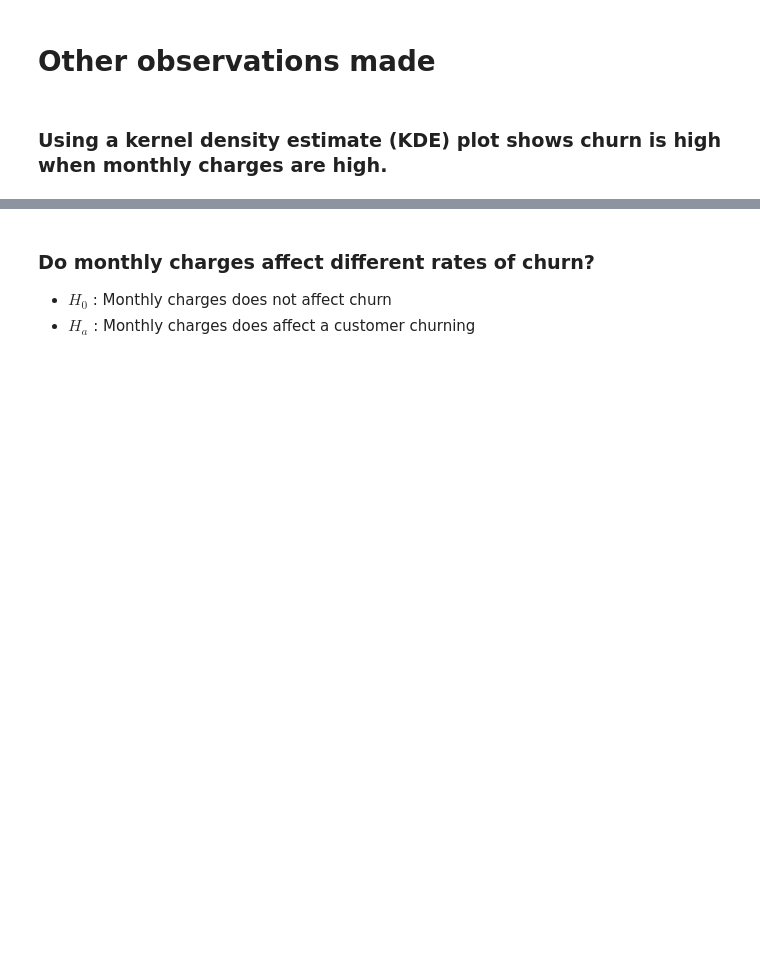
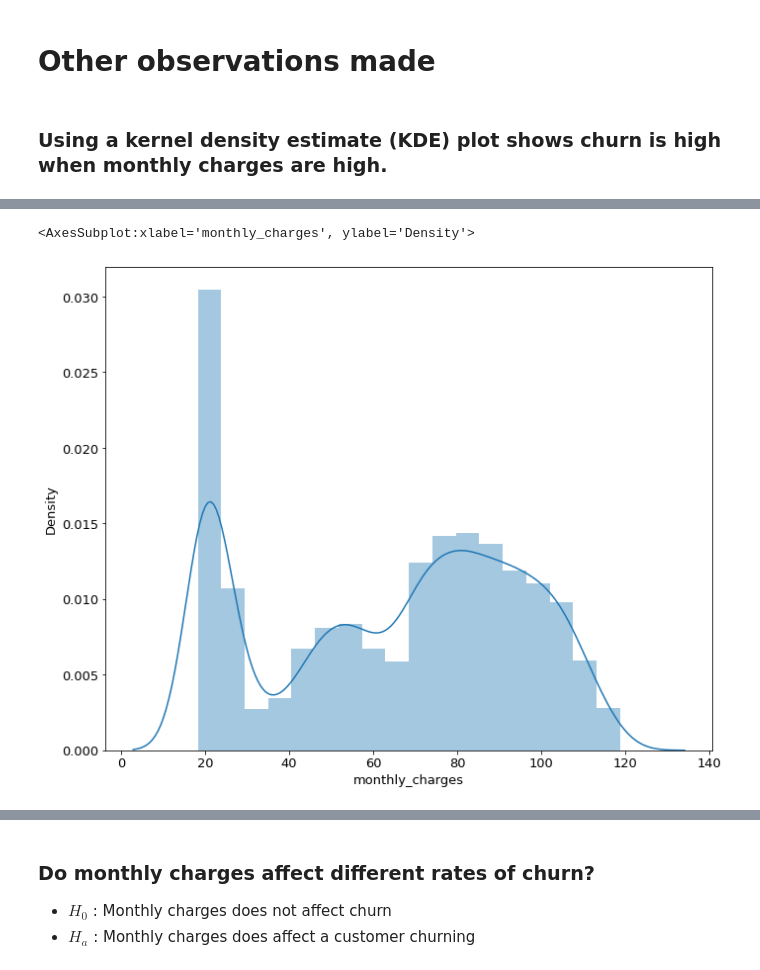
Before and after one commit to raycerna/telco-churn-analysis, a Jupyter notebook: telco_analysis.ipynb, the cells around one changed output, grey strips where cells are left out. Saved outputs shown, nothing was run; the diff lists cells and outputs as text; code cells hidden in the pictures; blank space fills up the shorter version.

```diff
--- a/telco_analysis.ipynb
+++ b/telco_analysis.ipynb
@@ -723,2 +728,7 @@ Rounded p_value: 0.0
+# %%
+sns.distplot(telco_df.monthly_charges)
+# %% [output]
+<AxesSubplot:xlabel='monthly_charges', ylabel='Density'>
+[figure, added]
 # %%
 Mth = sns.kdeplot(train.monthly_charges[(train["churn"] == 0) ],
```
Also changed, not shown: parts of 5 cells of this notebook.
